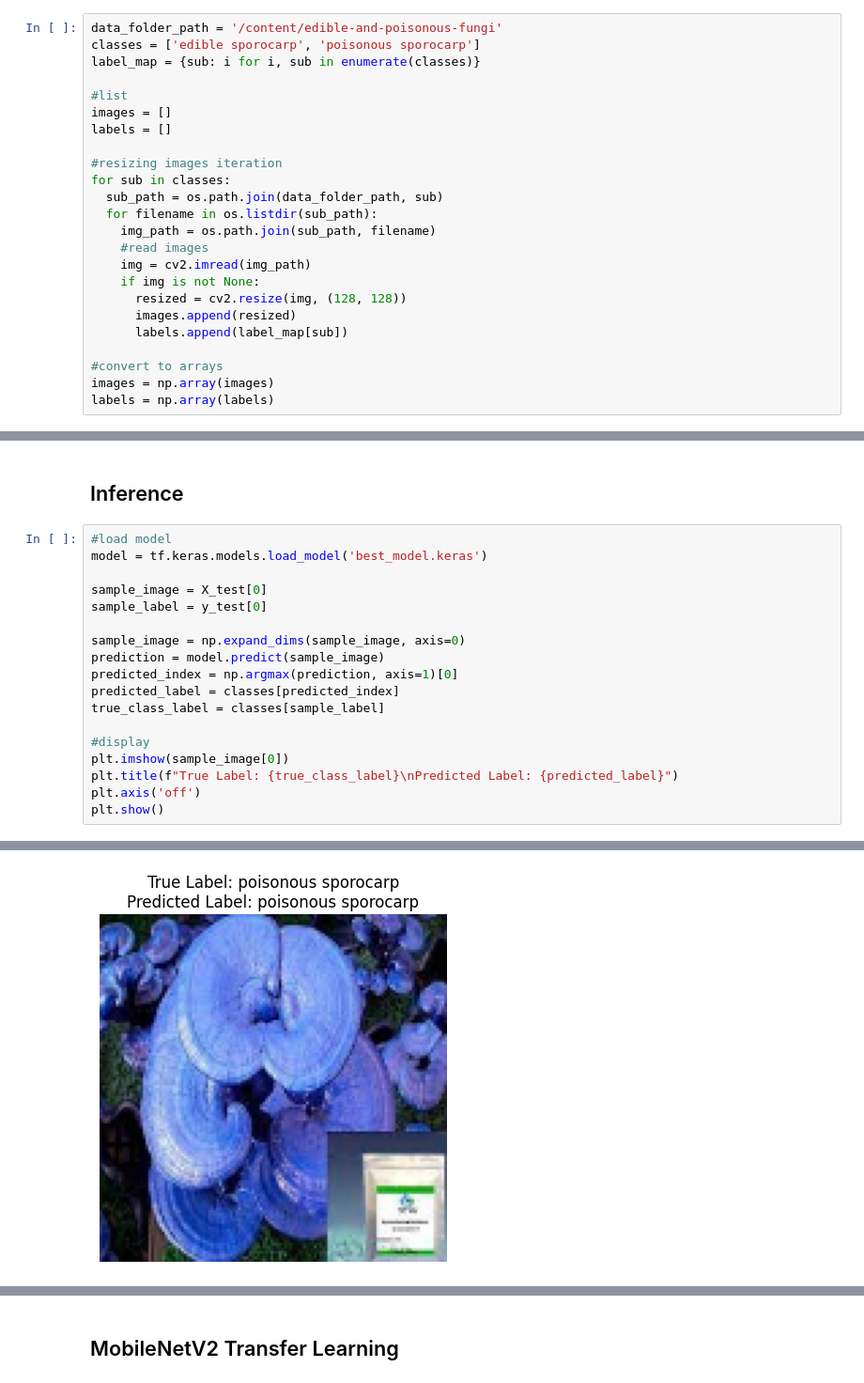
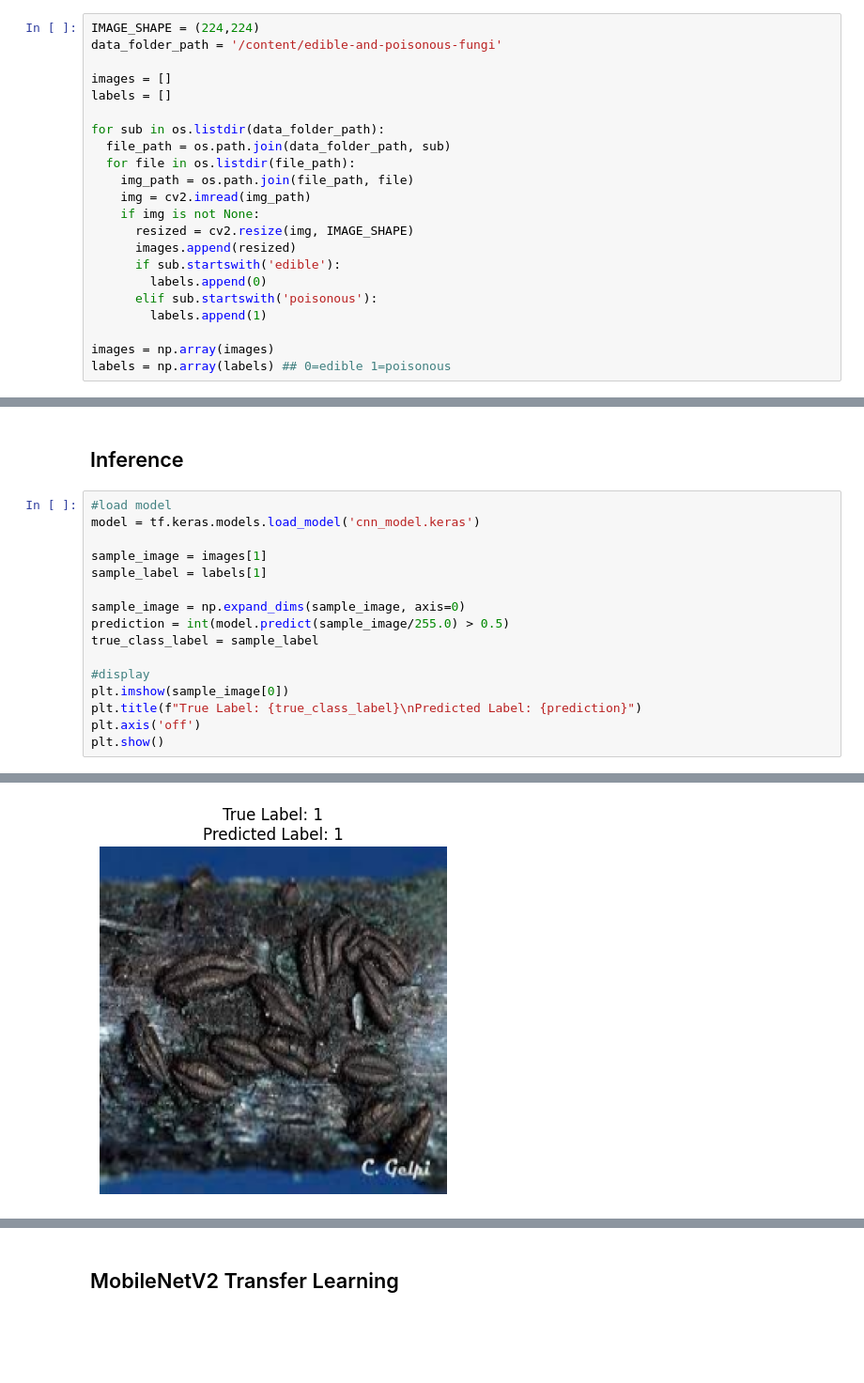
Before and after one commit to gigihArmy/Fungi-Image-Classification, a Jupyter notebook: Edible_and_poisonous_fungi_classification.ipynb, the cells around one changed output, grey strips where cells are left out. Shown at 94% size. Saved outputs shown, nothing was run; the diff lists cells and outputs as text; blank space fills up the shorter version.

```diff
--- a/Edible_and_poisonous_fungi_classification.ipynb
+++ b/Edible_and_poisonous_fungi_classification.ipynb
@@ -56,26 +56,24 @@ os.listdir('/content/edible-and-poisonous-fungi')
  'edible sporocarp',
  'edible mushroom sporocarp']
 # %%
+IMAGE_SHAPE = (224,224)
 data_folder_path = '/content/edible-and-poisonous-fungi'
-classes = ['edible sporocarp', 'poisonous sporocarp']
-label_map = {sub: i for i, sub in enumerate(classes)}
 
-#list
 images = []
 labels = []
 
-#resizing images iteration
-for sub in classes:
-  sub_path = os.path.join(data_folder_path, sub)
-  for filename in os.listdir(sub_path):
-    img_path = os.path.join(sub_path, filename)
-    #read images
+for sub in os.listdir(data_folder_path):
+  file_path = os.path.join(data_folder_path, sub)
+  for file in os.listdir(file_path):
+    img_path = os.path.join(file_path, file)
     img = cv2.imread(img_path)
     if img is not None:
-      resized = cv2.resize(img, (128, 128))
+      resized = cv2.resize(img, IMAGE_SHAPE)
       images.append(resized)
-      labels.append(label_map[sub])
+      if sub.startswith('edible'):
+        labels.append(0)
+      elif sub.startswith('poisonous'):
+        labels.append(1)
 
-#convert to arrays
 images = np.array(images)
-labels = np.array(labels)
+labels = np.array(labels) ## 0=edible 1=poisonous
@@ -259,20 +250,18 @@ plt.show()
 ## Inference
 # %%
 #load model
-model = tf.keras.models.load_model('best_model.keras')
+model = tf.keras.models.load_model('cnn_model.keras')
 
-sample_image = X_test[0]
-sample_label = y_test[0]
+sample_image = images[1]
+sample_label = labels[1]
 
 sample_image = np.expand_dims(sample_image, axis=0)
-prediction = model.predict(sample_image)
-predicted_index = np.argmax(prediction, axis=1)[0]
-predicted_label = classes[predicted_index]
-true_class_label = classes[sample_label]
+prediction = int(model.predict(sample_image/255.0) > 0.5)
+true_class_label = sample_label
 
 #display
 plt.imshow(sample_image[0])
-plt.title(f"True Label: {true_class_label}\nPredicted Label: {predicted_label}")
+plt.title(f"True Label: {true_class_label}\nPredicted Label: {prediction}")
 plt.axis('off')
 plt.show()
 # %% [output]
@@ -280 +269 @@ plt.show()
-[figure, old version]
+[figure, new version]
```
Also changed, not shown: parts of 36 cells of this notebook.
